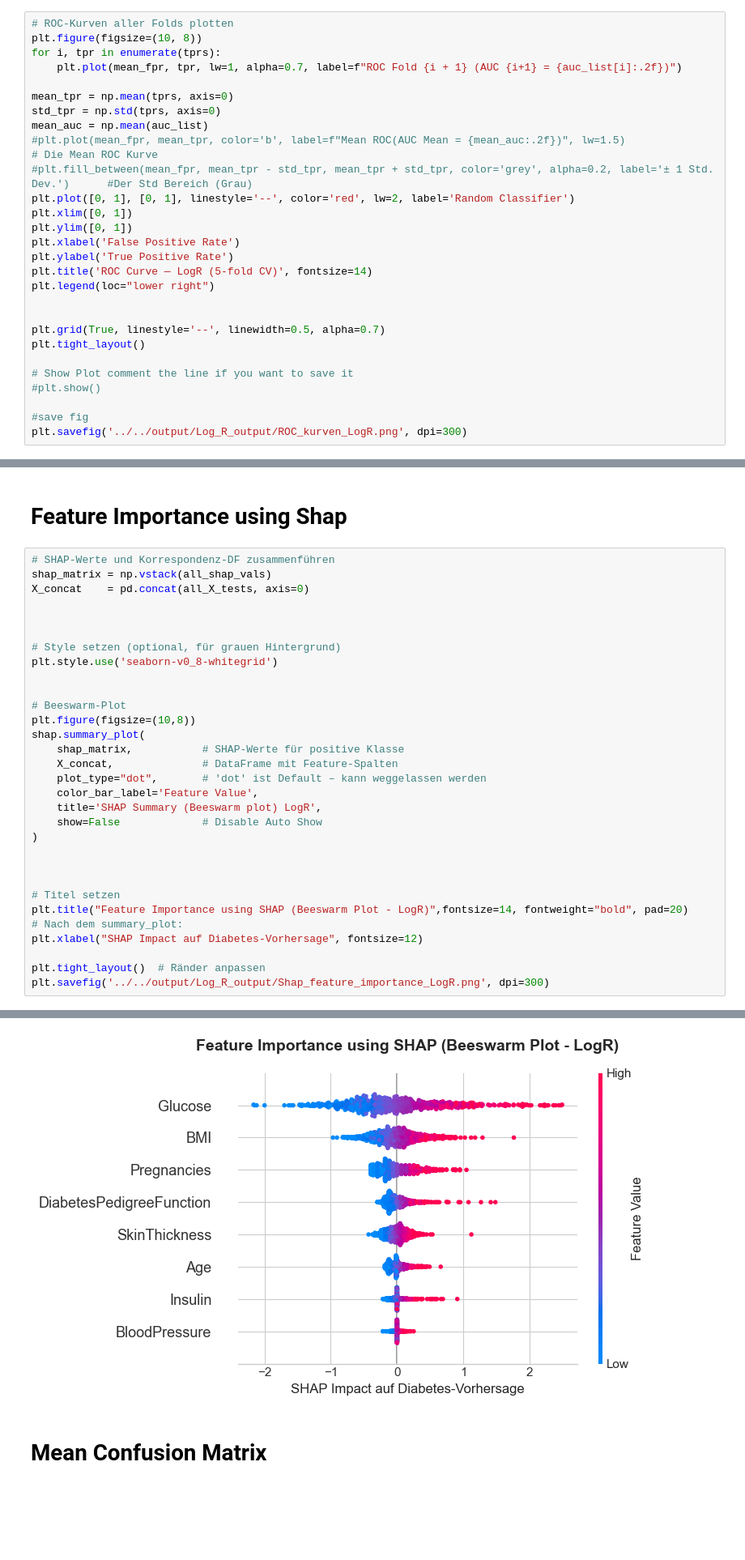
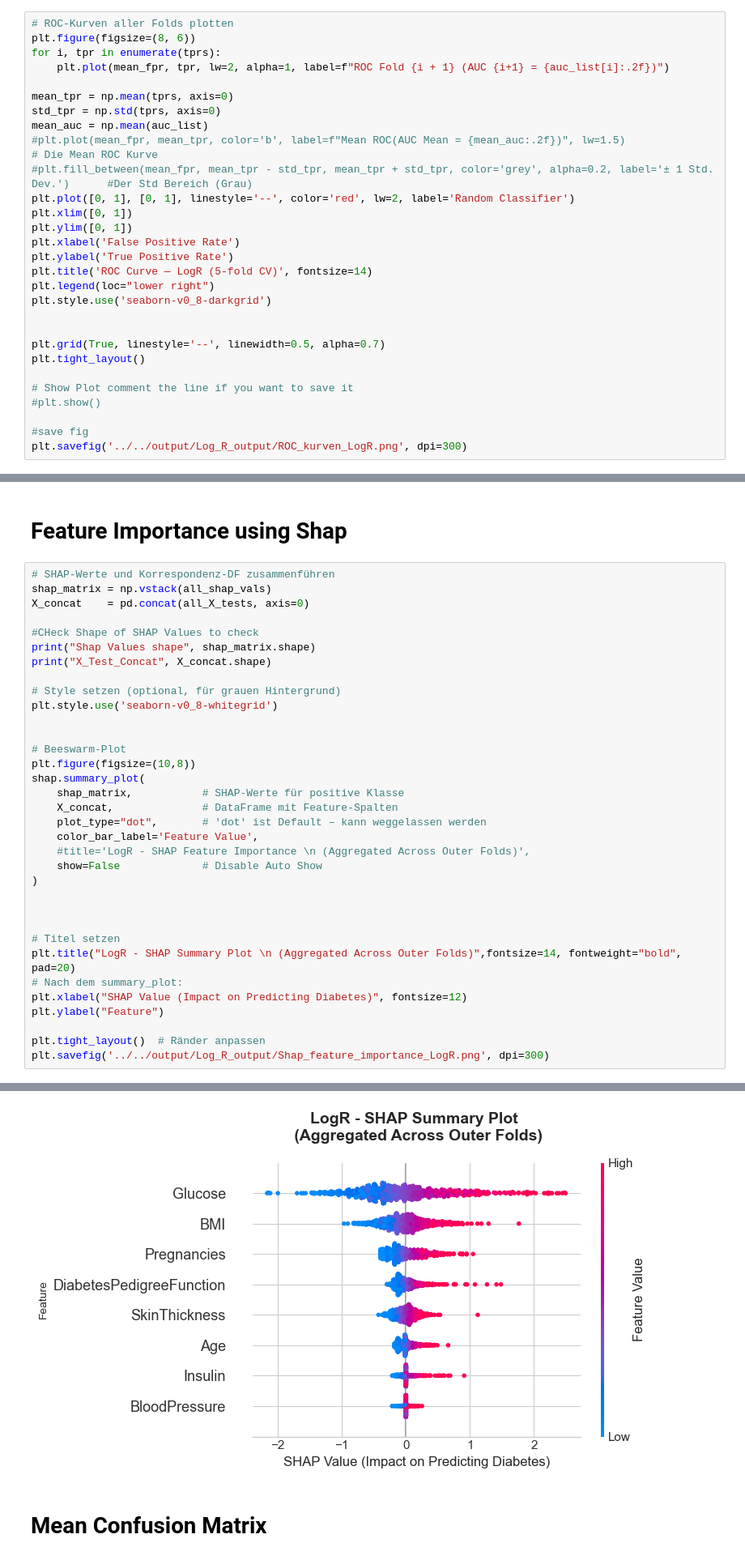
Before and after one commit to mettlrob/FoDS-Diabetes-Diagnosis, a Jupyter notebook: ML_Models/log_reg/log_reg.ipynb, the cells around one changed output, grey strips where cells are left out. Shown at 81% size. Cells and saved outputs as stored; diff of their text form; blank space fills up the shorter version.

```diff
--- a/ML_Models/log_reg/log_reg.ipynb
+++ b/ML_Models/log_reg/log_reg.ipynb
@@ -259,9 +259,9 @@ plt.show()
 # ROC Kurven für alle Folds und Mean ROC Kurve
 # %%
 # ROC-Kurven aller Folds plotten
-plt.figure(figsize=(10, 8))
+plt.figure(figsize=(8, 6))
 for i, tpr in enumerate(tprs):
-    plt.plot(mean_fpr, tpr, lw=1, alpha=0.7, label=f"ROC Fold {i + 1} (AUC {i+1} = {auc_list[i]:.2f})")
+    plt.plot(mean_fpr, tpr, lw=2, alpha=1, label=f"ROC Fold {i + 1} (AUC {i+1} = {auc_list[i]:.2f})")
 
 mean_tpr = np.mean(tprs, axis=0)
 std_tpr = np.std(tprs, axis=0)
@@ -275,6 +275,7 @@ plt.xlabel('False Positive Rate')
 plt.ylabel('True Positive Rate')
 plt.title('ROC Curve — LogR (5-fold CV)', fontsize=14)
 plt.legend(loc="lower right")
+plt.style.use('seaborn-v0_8-darkgrid')
 
 
 plt.grid(True, linestyle='--', linewidth=0.5, alpha=0.7)
@@ -325,7 +326,9 @@ plt.show()
 shap_matrix = np.vstack(all_shap_vals)
 X_concat    = pd.concat(all_X_tests, axis=0)
 
-
+#CHeck Shape of SHAP Values to check
+print("Shap Values shape", shap_matrix.shape)
+print("X_Test_Concat", X_concat.shape)
 
 # Style setzen (optional, für grauen Hintergrund)
 plt.style.use('seaborn-v0_8-whitegrid')
@@ -338,16 +341,17 @@ shap.summary_plot(
     X_concat,              # DataFrame mit Feature-Spalten
     plot_type="dot",       # 'dot' ist Default – kann weggelassen werden
     color_bar_label='Feature Value',
-    title='SHAP Summary (Beeswarm plot) LogR',
+    #title='LogR - SHAP Feature Importance \n (Aggregated Across Outer Folds)',
     show=False             # Disable Auto Show
 )
 
 
 
 # Titel setzen
-plt.title("Feature Importance using SHAP (Beeswarm Plot - LogR)",fontsize=14, fontweight="bold", pad=20)
+plt.title("LogR - SHAP Summary Plot \n (Aggregated Across Outer Folds)",fontsize=14, fontweight="bold", pad=20)
 # Nach dem summary_plot:
-plt.xlabel("SHAP Impact auf Diabetes-Vorhersage", fontsize=12)
+plt.xlabel("SHAP Value (Impact on Predicting Diabetes)", fontsize=12)
+plt.ylabel("Feature")
 
 plt.tight_layout()  # Ränder anpassen
 plt.savefig('../../output/Log_R_output/Shap_feature_importance_LogR.png', dpi=300)
@@ -355,4 +361,4 @@ plt.savefig('../../output/Log_R_output/Shap_feature_importance_LogR.png', dpi=30
-[figure, old version]
+[figure, new version]
 # %% [markdown]
 # Mean Confusion Matrix
 # %%
```
Also changed, not shown: parts of 2 cells of this notebook, 2 other files.
